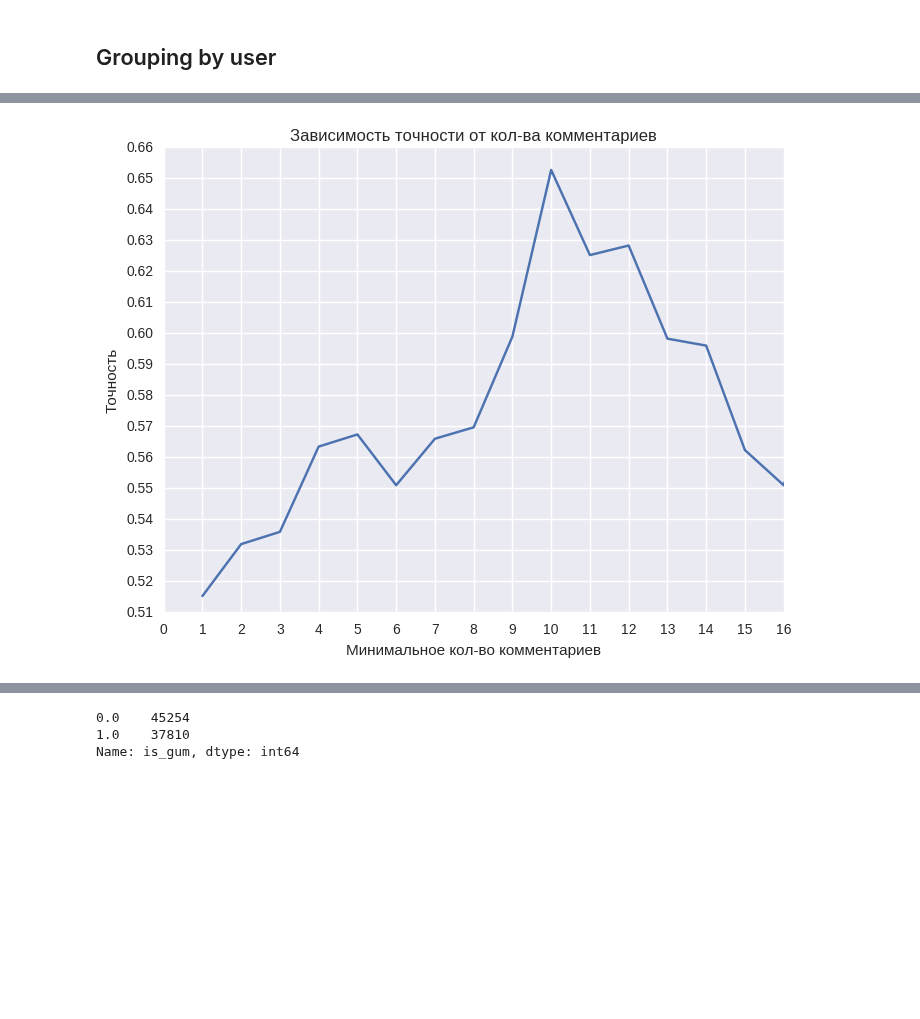
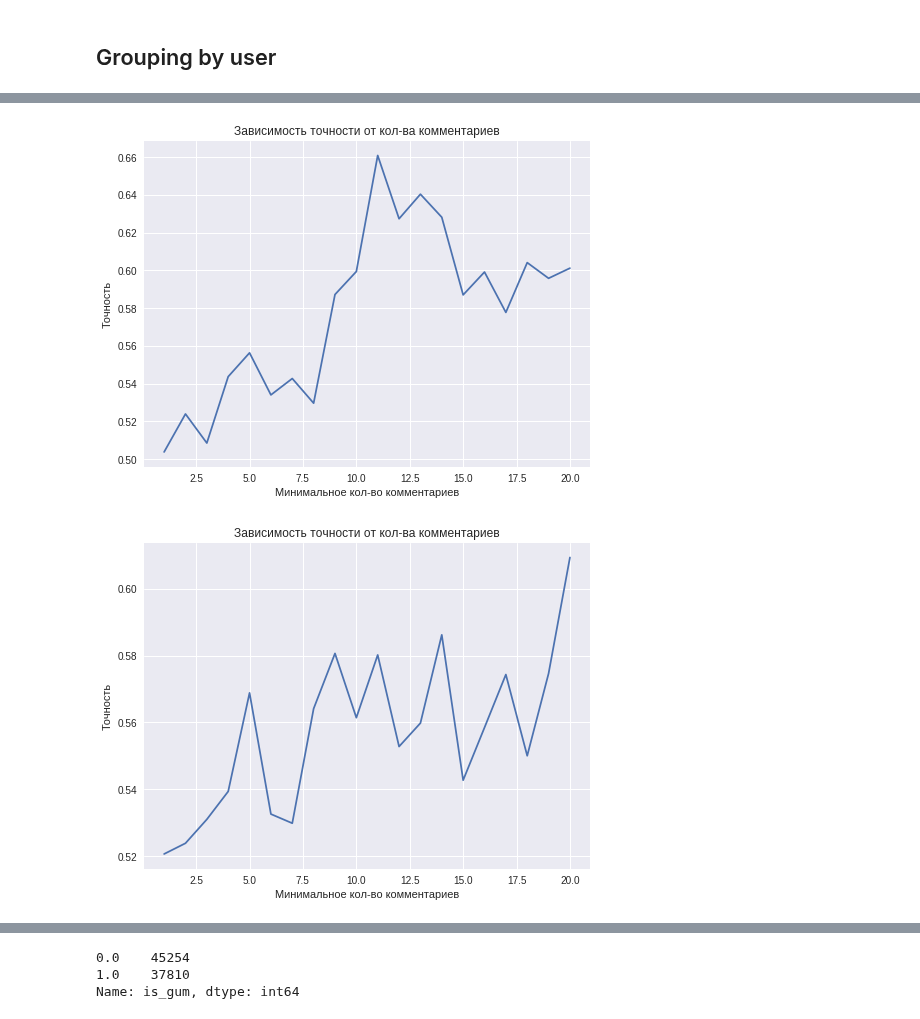
Before and after one commit to EvgenyKashin/CommentsAnalysis, a Jupyter notebook: FinalSolution.ipynb, the cells around one changed output, grey strips where cells are left out. Saved outputs shown, nothing was run; the diff lists cells and outputs as text; code cells hidden in the pictures; blank space fills up the shorter version.

```diff
--- a/FinalSolution.ipynb
+++ b/FinalSolution.ipynb
@@ -1215,0 +1212,8 @@ np.max([x[0] for x in scores]), list(range(1, 21))[np.argmax([x[0] for x in scor
+# %%
+%%time
+np.random.seed(0)
+fit_predict_to_n_user(comments,
+        [
+            LrModelCount('lr_count_2k_word', 2000, ngram_range=(1, 2)),
+            LrModelCount('lr_count_2k_char', 2000, 'char', (3, 3)),
+        ], 11, False, with_additional=True, debug=True)
@@ -1215,0 +1370,21 @@ np.max([x[0] for x in scores]), list(range(1, 21))[np.argmax([x[0] for x in scor
+# %%
+%%time
+np.random.seed(0)
+scores = []
+for i in range(1, 21):
+    sc = fit_predict_to_n_user(comments,
+            [
+                LstmModel('lstm_word', nb_epoch=5),
+    #             LstmModel('lstm_char', nb_epoch=5, nb_words=100, char_level=True, max_len=100),
+                MlpModel('mlp'),
+                LrModelCount('lr_count_2k_word', 2000, ngram_range=(1, 2)),
+                LrModelCount('lr_count_2k_char', 2000, 'char', (3, 3)),
+                LrModelCount('lr_count_5k_word', 5000, ngram_range=(1, 2)),
+                LrModelCount('lr_count_5k_char', 5000, 'char', (3, 3)),
+
+                LrModelCountClear('lr_clear_count_1k', 1000),
+                FeaturesModelXGB('xgb'),
+                LrModelTfidf('lr_tfidf_1k', 1000),
+                LrModelTfidf('lr_tfidf_5k', 5000),
+            ], i, False, with_additional=True, debug=False)
+    scores.append(sc)
@@ -1216,19 +1503,31 @@ np.max([x[0] for x in scores]), list(range(1, 21))[np.argmax([x[0] for x in scor
 # %%
 %matplotlib inline
-# %%
-x = [x[0] + 0.03 for x in scores]
 # %%
 fig = plt.figure(figsize=(8, 6))
 
-plt.plot(range(1, 21), x)
+plt.plot(range(1, 21), [x[1] for x in scores])
 # plt.plot(range(3, 21), [x[1] for x in scores])
-plt.yticks(np.round(np.linspace(0.51, 0.66, 16), 2));
-plt.xticks(np.linspace(0, 16, 17));
-plt.ylim(0.51, 0.66)
-plt.xlim(0, 16)
+# plt.yticks(np.round(np.linspace(0.51, 0.66, 16), 2));
+# plt.xticks(np.linspace(0, 16, 17));
+# plt.ylim(0.51, 0.66)
+# plt.xlim(0, 16)
 plt.xlabel('Минимальное кол-во комментариев')
 plt.ylabel('Точность')
 plt.title('Зависимость точности от кол-ва комментариев');
 # %% [output]
-[figure, old version]
+[figure, new version]
+# %%
+fig = plt.figure(figsize=(8, 6))
+
+plt.plot(range(1, 21), [x[1] for x in scores])
+# plt.plot(range(3, 21), [x[1] for x in scores])
+# plt.yticks(np.round(np.linspace(0.51, 0.66, 16), 2));
+# plt.xticks(np.linspace(0, 16, 17));
+# plt.ylim(0.51, 0.66)
+# plt.xlim(0, 16)
+plt.xlabel('Минимальное кол-во комментариев')
+plt.ylabel('Точность')
+plt.title('Зависимость точности от кол-ва комментариев');
+# %% [output]
+[figure, added]
 # %%
```
Also changed, not shown: parts of 60 cells of this notebook.
